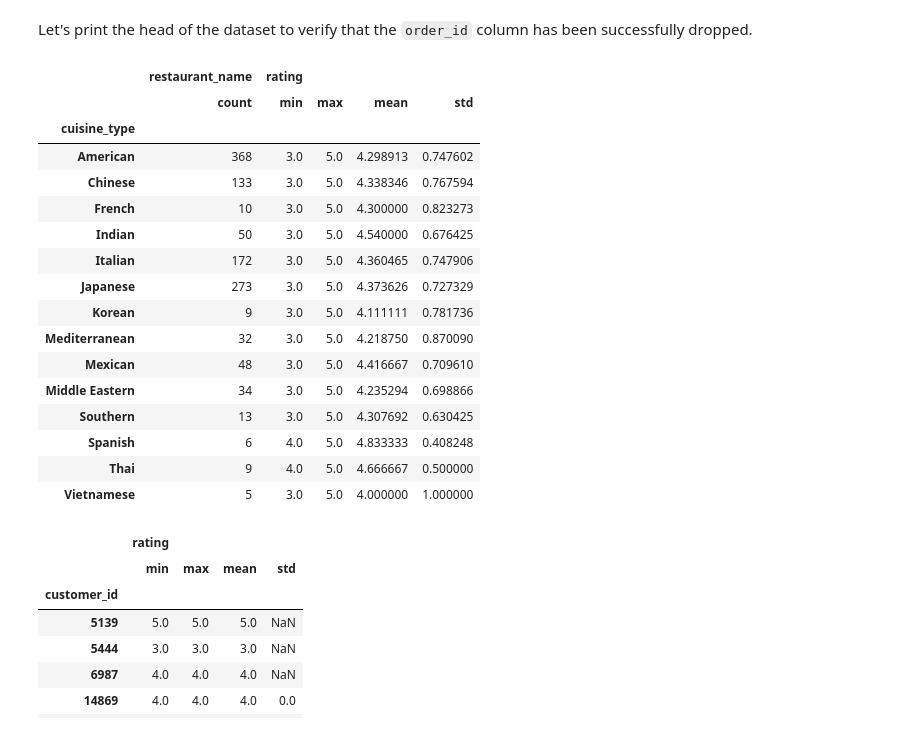
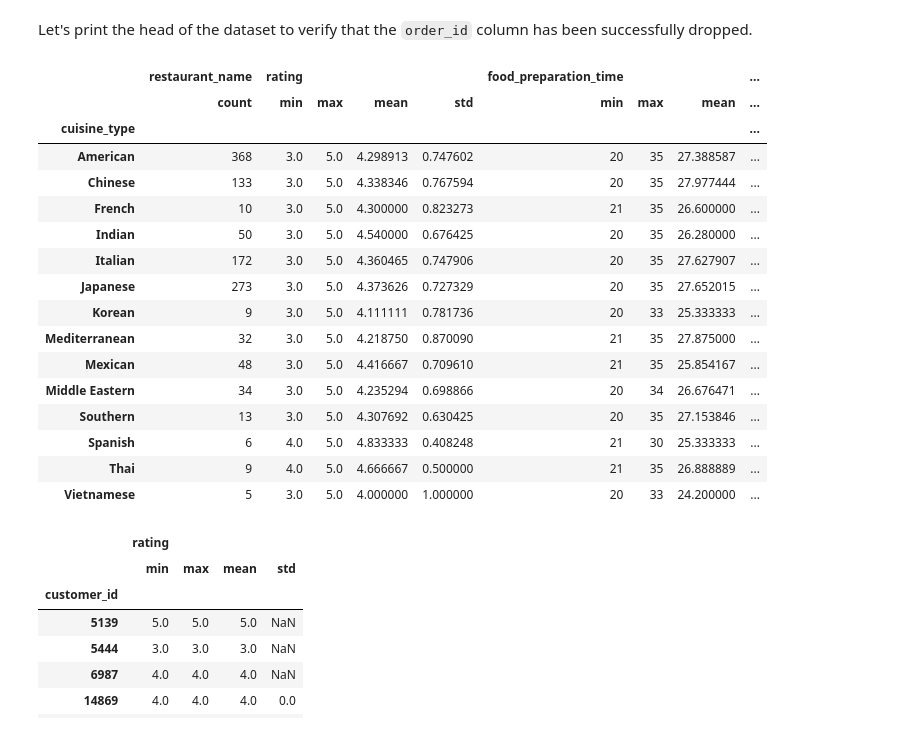
Before and after one commit to DeepakRamana/machineLearning, a Jupyter notebook: New_Week_3_Additional_Case_Study_Tips_Case_Study.ipynb, the cells around one changed output. Drawn from its saved outputs; the diff is of its cells as text; code cells hidden in the pictures.

```diff
--- a/New_Week_3_Additional_Case_Study_Tips_Case_Study.ipynb
+++ b/New_Week_3_Additional_Case_Study_Tips_Case_Study.ipynb
@@ -118,5 +183,4 @@ memory usage: 133.6+ KB
 # %%
 #removing order id as it's unique
-#foodHubUpt.drop('order_id', axis=1, inplace=True)
-foodHubUpt.dropna(subset=['rating'], inplace = True)
-foodHubUpt.head()
+foodHub.drop('order_id', axis=1, inplace=True)
+foodHubUpt.drop('order_id', axis=1, inplace=True)
@@ -155,25 +232,25 @@ Let us drop the `customer_id` column from our dataset as it will not add any val
 # %% [markdown]
 Let's print the head of the dataset to verify that the `order_id` column has been successfully dropped.
 # %%
-foodHubUpt.groupby('cuisine_type').aggregate({'restaurant_name':'count','rating':['min','max','mean','std']})
+foodHubUpt.groupby('cuisine_type').aggregate({'restaurant_name':'count','rating':['min','max','mean','std'],'food_preparation_time':['min','max','mean','std']})
 # %% [output]
-|  | restaurant_name | rating |  |  |  |
-|  | count | min | max | mean | std |
-| cuisine_type |  |  |  |  |  |
-| American | 368 | 3.0 | 5.0 | 4.298913 | 0.747602 |
-| Chinese | 133 | 3.0 | 5.0 | 4.338346 | 0.767594 |
-| French | 10 | 3.0 | 5.0 | 4.300000 | 0.823273 |
-| Indian | 50 | 3.0 | 5.0 | 4.540000 | 0.676425 |
-| Italian | 172 | 3.0 | 5.0 | 4.360465 | 0.747906 |
-| Japanese | 273 | 3.0 | 5.0 | 4.373626 | 0.727329 |
-| Korean | 9 | 3.0 | 5.0 | 4.111111 | 0.781736 |
-| Mediterranean | 32 | 3.0 | 5.0 | 4.218750 | 0.870090 |
-| Mexican | 48 | 3.0 | 5.0 | 4.416667 | 0.709610 |
-| Middle Eastern | 34 | 3.0 | 5.0 | 4.235294 | 0.698866 |
-| Southern | 13 | 3.0 | 5.0 | 4.307692 | 0.630425 |
-| Spanish | 6 | 4.0 | 5.0 | 4.833333 | 0.408248 |
-| Thai | 9 | 4.0 | 5.0 | 4.666667 | 0.500000 |
-| Vietnamese | 5 | 3.0 | 5.0 | 4.000000 | 1.000000 |
+|  | restaurant_name | rating |  |  |  | food_preparation_time |  |  | ... |
+|  | count | min | max | mean | std | min | max | mean | ... |
+| cuisine_type |  |  |  |  |  |  |  |  | ... |
+| American | 368 | 3.0 | 5.0 | 4.298913 | 0.747602 | 20 | 35 | 27.388587 | ... |
+| Chinese | 133 | 3.0 | 5.0 | 4.338346 | 0.767594 | 20 | 35 | 27.977444 | ... |
+| French | 10 | 3.0 | 5.0 | 4.300000 | 0.823273 | 21 | 35 | 26.600000 | ... |
+| Indian | 50 | 3.0 | 5.0 | 4.540000 | 0.676425 | 20 | 35 | 26.280000 | ... |
+| Italian | 172 | 3.0 | 5.0 | 4.360465 | 0.747906 | 20 | 35 | 27.627907 | ... |
+| Japanese | 273 | 3.0 | 5.0 | 4.373626 | 0.727329 | 20 | 35 | 27.652015 | ... |
+| Korean | 9 | 3.0 | 5.0 | 4.111111 | 0.781736 | 20 | 33 | 25.333333 | ... |
+| Mediterranean | 32 | 3.0 | 5.0 | 4.218750 | 0.870090 | 21 | 35 | 27.875000 | ... |
+| Mexican | 48 | 3.0 | 5.0 | 4.416667 | 0.709610 | 21 | 35 | 25.854167 | ... |
+| Middle Eastern | 34 | 3.0 | 5.0 | 4.235294 | 0.698866 | 20 | 34 | 26.676471 | ... |
+| Southern | 13 | 3.0 | 5.0 | 4.307692 | 0.630425 | 20 | 35 | 27.153846 | ... |
+| Spanish | 6 | 4.0 | 5.0 | 4.833333 | 0.408248 | 21 | 30 | 25.333333 | ... |
+| Thai | 9 | 4.0 | 5.0 | 4.666667 | 0.500000 | 21 | 35 | 26.888889 | ... |
+| Vietnamese | 5 | 3.0 | 5.0 | 4.000000 | 1.000000 | 20 | 33 | 24.200000 | ... |
 # %%
 foodHubUpt.groupby('customer_id').aggregate({'rating':['min','max','mean','std']})
 # %% [output]
```
Also changed, not shown: parts of 42 cells of this notebook.
